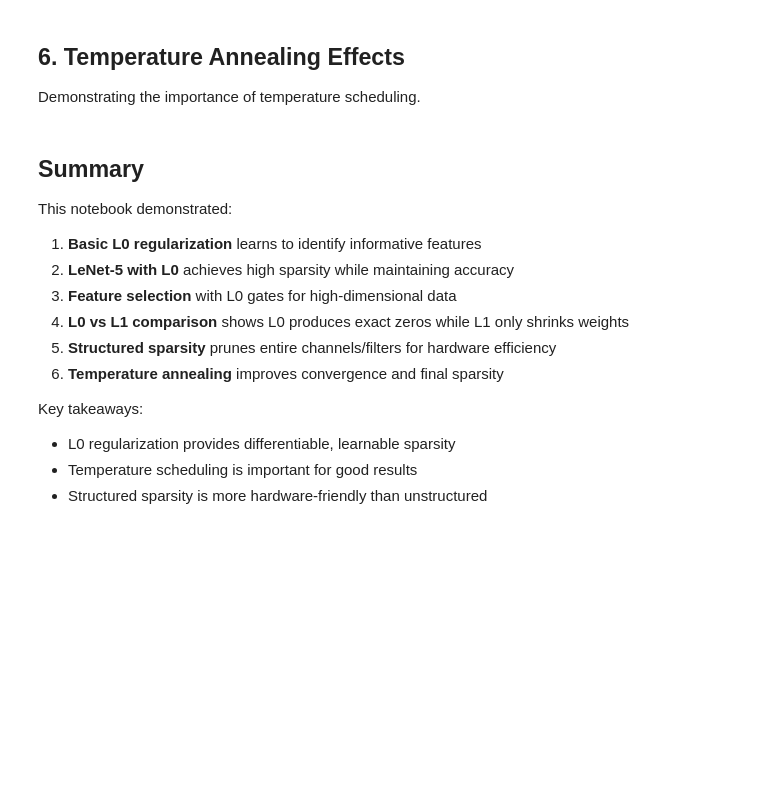
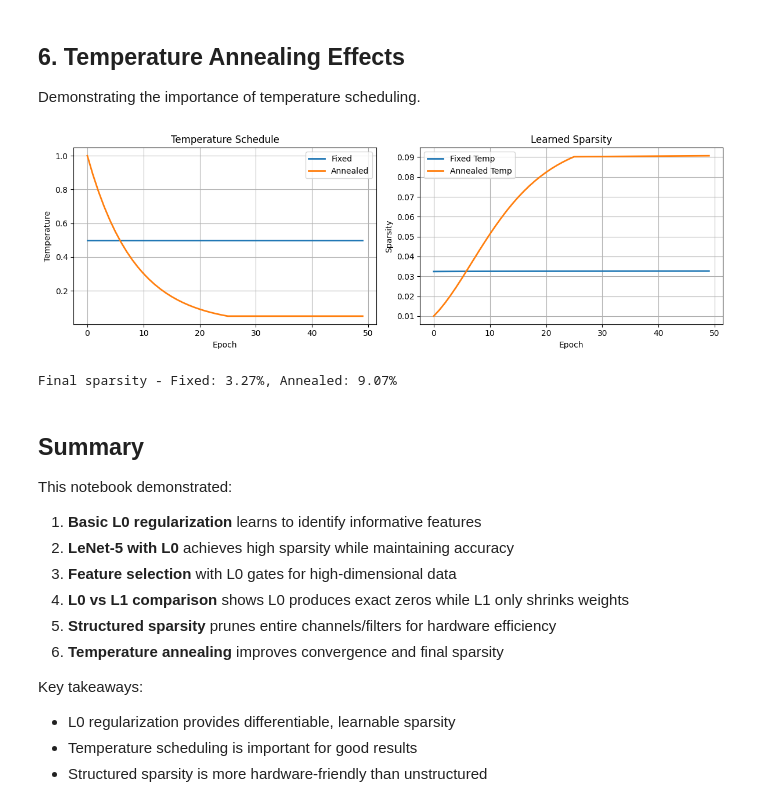
Before and after one commit to PolicyEngine/L0, a Jupyter notebook: docs/examples.ipynb, the cells around one changed output. Cells and saved outputs as stored; diff of their text form; code cells hidden in the pictures; blank space fills up the shorter version.

```diff
--- a/docs/examples.ipynb
+++ b/docs/examples.ipynb
@@ -201,7 +223,7 @@ class L0LeNet5(nn.Module):
                 sparsities[name] = module.get_sparsity()
         return sparsities
 
-lenet = L0LeNet5(init_sparsity=0.0, temperature=0.5).to(device)
+lenet = L0LeNet5(init_sparsity=0.1, temperature=0.5).to(device)
 print("Initial layer sparsities:")
 for name, sparsity in lenet.get_layer_sparsities().items():
     print(f"  {name}: {sparsity:.2%}")
@@ -340,5 +391,5 @@ for epoch in range(100):
     optimizer.step()
 
     if (epoch + 1) % 25 == 0:
-        n_selected = feature_gate.get_num_active()
+        n_selected = len(feature_gate.get_active_indices())
         print(f"Epoch {epoch+1}: Loss={total_loss:.4f}, Selected features={n_selected}")
@@ -400,7 +460,7 @@ X_train = torch.randn(500, n_features)
 y_train = torch.randn(500)
 
 # L0 model
-l0_model = L0LinearRegression(n_features, init_sparsity=0.0).to(device)
+l0_model = L0LinearRegression(n_features, init_sparsity=0.1).to(device)
 l0_optimizer = optim.Adam(l0_model.parameters(), lr=0.01)
 
 # L1 model
@@ -573,7 +650,7 @@ Demonstrating the importance of temperature scheduling.
 # Compare fixed vs annealed temperature
 def train_with_temperature_strategy(strategy='fixed', n_epochs=50):
     model = SparseMLP(input_dim=100, hidden_dim=50, output_dim=10,
-                      init_sparsity=0.0, temperature=0.5).to(device)
+                      init_sparsity=0.1, temperature=0.5).to(device)
     optimizer = optim.Adam(model.parameters(), lr=0.001)
 
     if strategy == 'annealed':
@@ -606,33 +683,36 @@ def train_with_temperature_strategy(strategy='fixed', n_epochs=50):
 
     return temps, sparsities
 
 # Run experiments
 fixed_temps, fixed_sparsities = train_with_temperature_strategy('fixed')
 annealed_temps, annealed_sparsities = train_with_temperature_strategy('annealed')
 
 # Visualize
 fig, (ax1, ax2) = plt.subplots(1, 2, figsize=(12, 4))
 
 ax1.plot(fixed_temps, label='Fixed', linewidth=2)
 ax1.plot(annealed_temps, label='Annealed', linewidth=2)
 ax1.set_xlabel('Epoch')
 ax1.set_ylabel('Temperature')
 ax1.set_title('Temperature Schedule')
 ax1.legend()
 ax1.grid(True)
 
 ax2.plot(fixed_sparsities, label='Fixed Temp', linewidth=2)
 ax2.plot(annealed_sparsities, label='Annealed Temp', linewidth=2)
 ax2.set_xlabel('Epoch')
 ax2.set_ylabel('Sparsity')
 ax2.set_title('Learned Sparsity')
 ax2.legend()
 ax2.grid(True)
 
 plt.tight_layout()
 plt.show()
 
 print(f"Final sparsity - Fixed: {fixed_sparsities[-1]:.2%}, Annealed: {annealed_sparsities[-1]:.2%}")
+# %% [output]
+[figure, added]
+Final sparsity - Fixed: 3.27%, Annealed: 9.07%
 # %% [markdown]
 ## Summary
 
```
Also changed, not shown: parts of 16 cells of this notebook.
